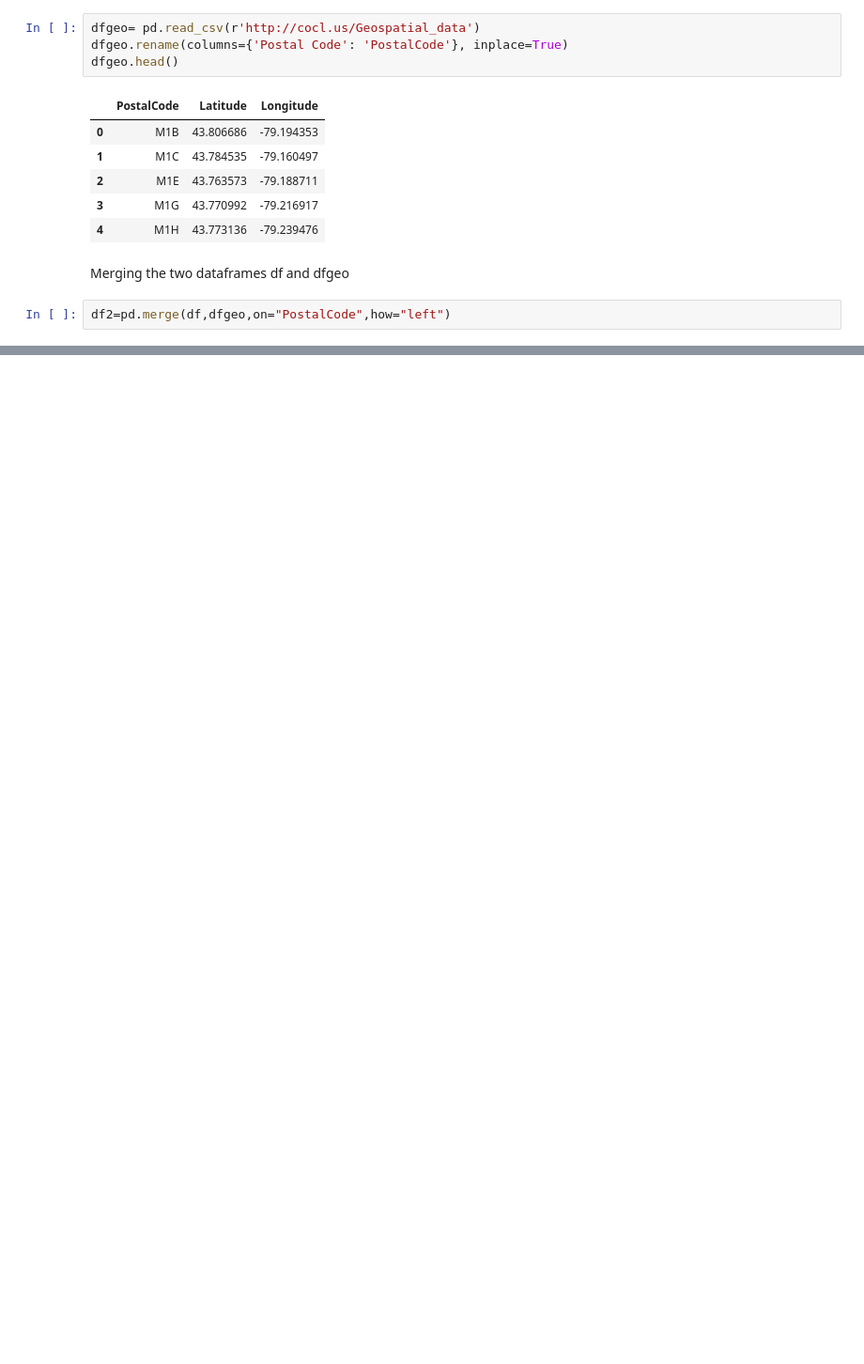
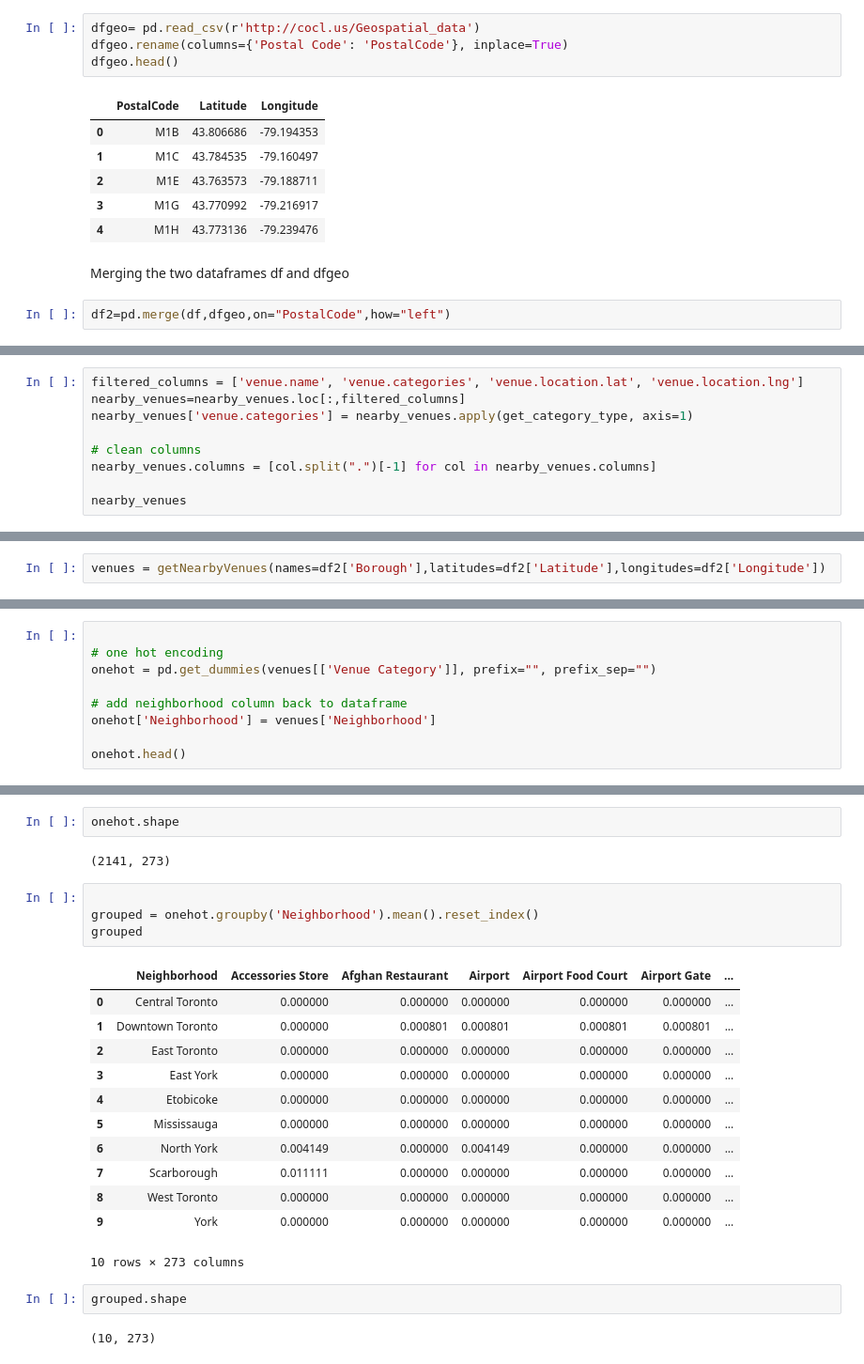
Before and after one commit to anu2696/Coursera_Capstone, a Jupyter notebook: Final Capstone Project.ipynb, the cells around one changed output, grey strips where cells are left out. Shown at 94% size. Drawn from its saved outputs; the diff is of its cells as text; blank space fills up the shorter version.

```diff
--- a/Final Capstone Project.ipynb
+++ b/Final Capstone Project.ipynb
@@ -103,0 +244,9 @@ df2.head()
+# %%
+filtered_columns = ['venue.name', 'venue.categories', 'venue.location.lat', 'venue.location.lng']
+nearby_venues=nearby_venues.loc[:,filtered_columns]
+nearby_venues['venue.categories'] = nearby_venues.apply(get_category_type, axis=1)
+
+# clean columns
+nearby_venues.columns = [col.split(".")[-1] for col in nearby_venues.columns]
+
+nearby_venues
@@ -103,0 +328,2 @@ df2.head()
+# %%
+venues = getNearbyVenues(names=df2['Borough'],latitudes=df2['Latitude'],longitudes=df2['Longitude'])
@@ -103,0 +378,9 @@ df2.head()
+# %%
+
+# one hot encoding
+onehot = pd.get_dummies(venues[['Venue Category']], prefix="", prefix_sep="")
+
+# add neighborhood column back to dataframe
+onehot['Neighborhood'] = venues['Neighborhood']
+
+onehot.head()
@@ -103,0 +395,25 @@ df2.head()
+# %%
+onehot.shape
+# %% [output]
+(2141, 273)
+# %%
+
+grouped = onehot.groupby('Neighborhood').mean().reset_index()
+grouped
+# %% [output]
+|  | Neighborhood | Accessories Store | Afghan Restaurant | Airport | Airport Food Court | Airport Gate | ... |
+| 0 | Central Toronto | 0.000000 | 0.000000 | 0.000000 | 0.000000 | 0.000000 | ... |
+| 1 | Downtown Toronto | 0.000000 | 0.000801 | 0.000801 | 0.000801 | 0.000801 | ... |
+| 2 | East Toronto | 0.000000 | 0.000000 | 0.000000 | 0.000000 | 0.000000 | ... |
+| 3 | East York | 0.000000 | 0.000000 | 0.000000 | 0.000000 | 0.000000 | ... |
+| 4 | Etobicoke | 0.000000 | 0.000000 | 0.000000 | 0.000000 | 0.000000 | ... |
+| 5 | Mississauga | 0.000000 | 0.000000 | 0.000000 | 0.000000 | 0.000000 | ... |
+| 6 | North York | 0.004149 | 0.000000 | 0.004149 | 0.000000 | 0.000000 | ... |
+| 7 | Scarborough | 0.011111 | 0.000000 | 0.000000 | 0.000000 | 0.000000 | ... |
+| 8 | West Toronto | 0.000000 | 0.000000 | 0.000000 | 0.000000 | 0.000000 | ... |
+| 9 | York | 0.000000 | 0.000000 | 0.000000 | 0.000000 | 0.000000 | ... |
+10 rows × 273 columns
+# %%
+grouped.shape
+# %% [output]
+(10, 273)
```
Also changed, not shown: parts of 30 cells of this notebook.
